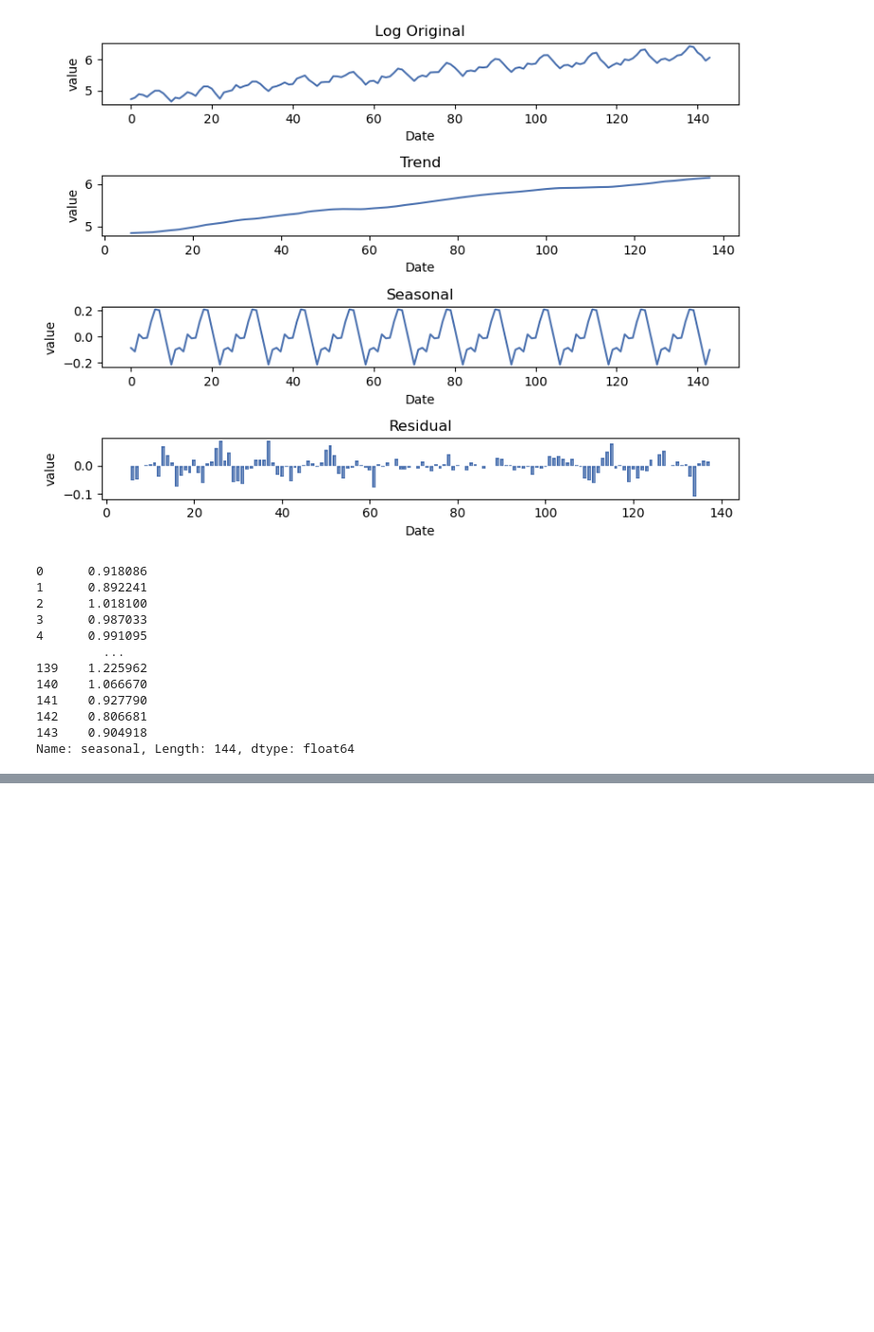
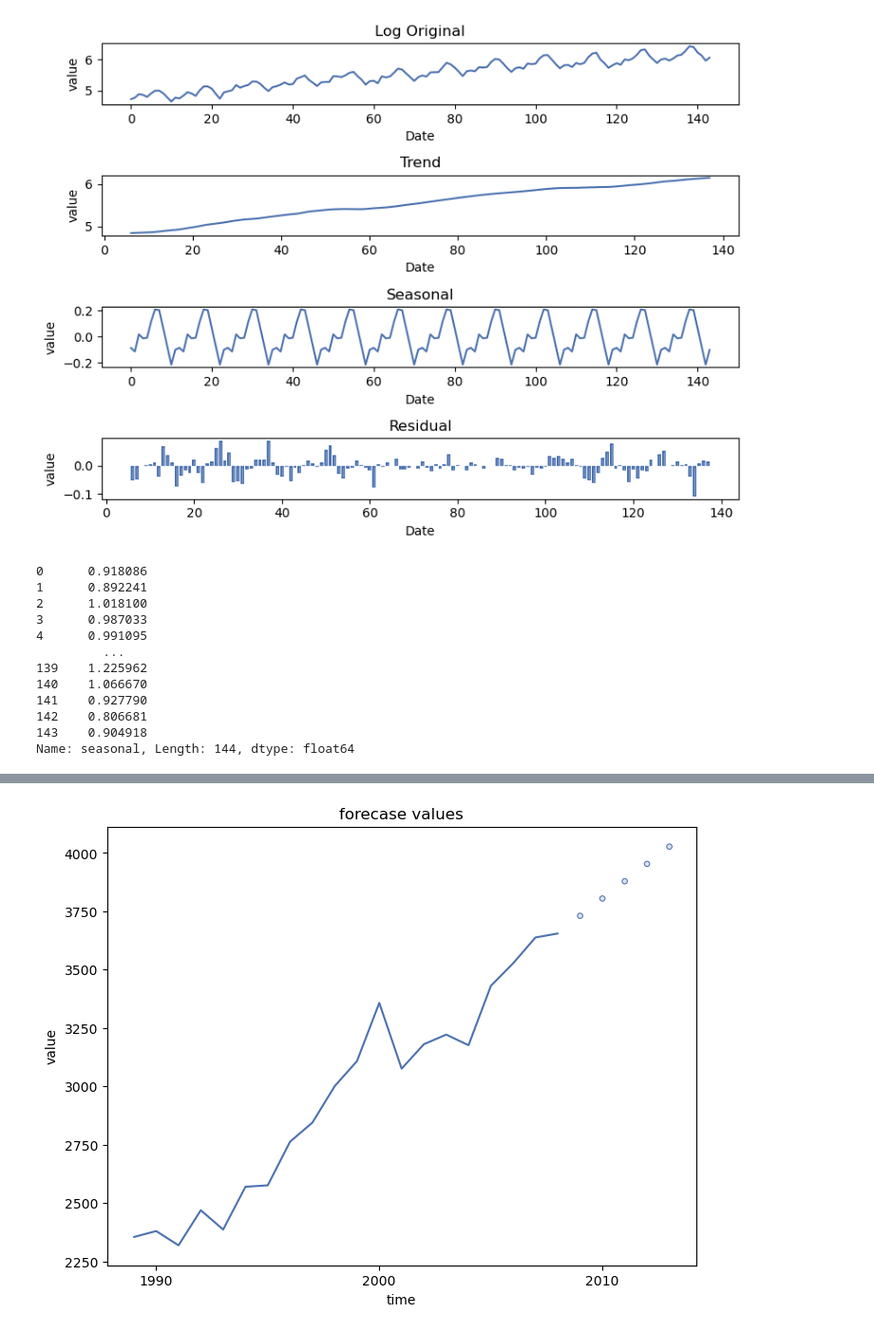
Before and after one commit to klee30810/ADP-study, a Jupyter notebook: stats/kwak/Chap 11. 시계열분석.ipynb, the cells around one changed output, grey strips where cells are left out. Shown at 95% size. Cells and saved outputs as stored; diff of their text form; code cells hidden in the pictures; blank space fills up the shorter version.

```diff
--- a/stats/kwak/Chap 11. 시계열분석.ipynb
+++ b/stats/kwak/Chap 11. 시계열분석.ipynb
@@ -228,0 +327,11 @@ Name: seasonal, Length: 144, dtype: float64
+# %%
+# 대세상승추세, 연도별 측정값이라 계절성 없음 => 홀트지수평활법 고려
+elec = pd.read_csv("../data/kwak/elecsales.csv").drop('rownames', axis=1)
+elec['time'] = pd.to_datetime(elec['time'], format='%Y')
+elec.set_index('time', inplace=True)
+
+# alpha, beta 낮음 : 예측 시 과거 값이 우선
+holt_model = ExponentialSmoothing(elec, trend='add', seasonal=None)
+holt_fit = holt_model.fit()
+
+holt_fit.params
@@ -228,0 +349,7 @@ Name: seasonal, Length: 144, dtype: float64
+# %%
+fig, axes = plt.subplots(1,1,figsize=(8,6))
+
+preds = holt_fit.forecast(steps=5)
+so.Plot().add(so.Line(), x=elec.index, y=elec['value']).add(so.Dots(), x=preds.index, y=preds).on(axes).label(title='forecase values').plot();
+# %% [output]
+[figure, added]
```
Also changed, not shown: parts of 9 cells of this notebook.
